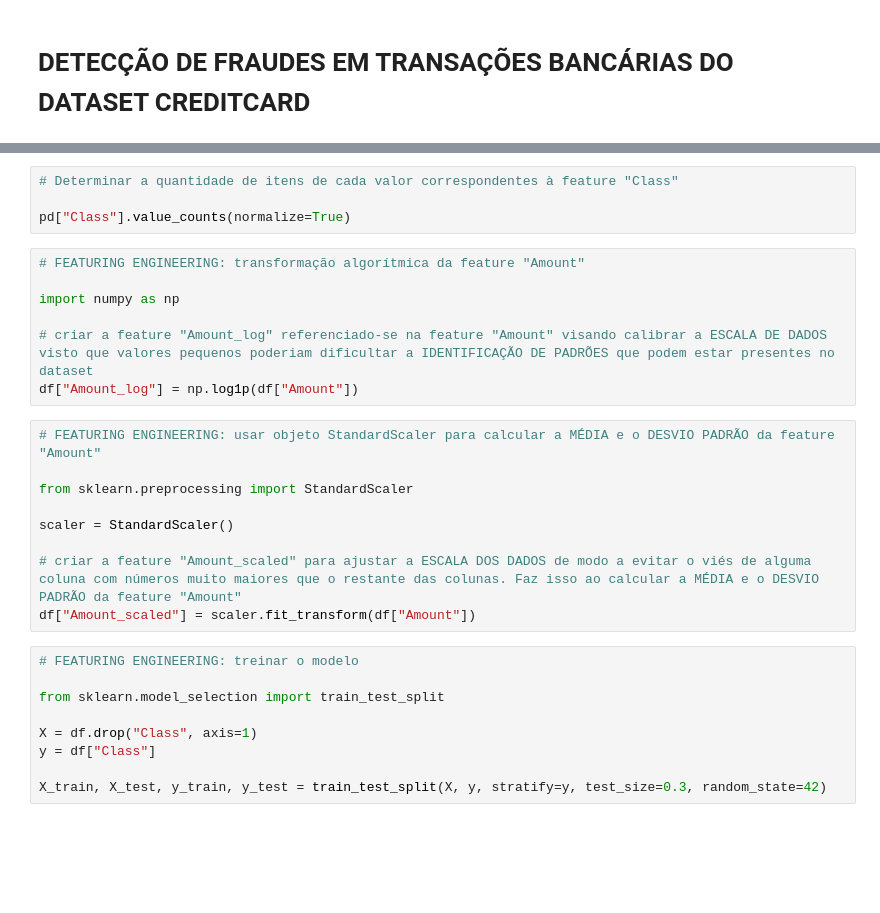
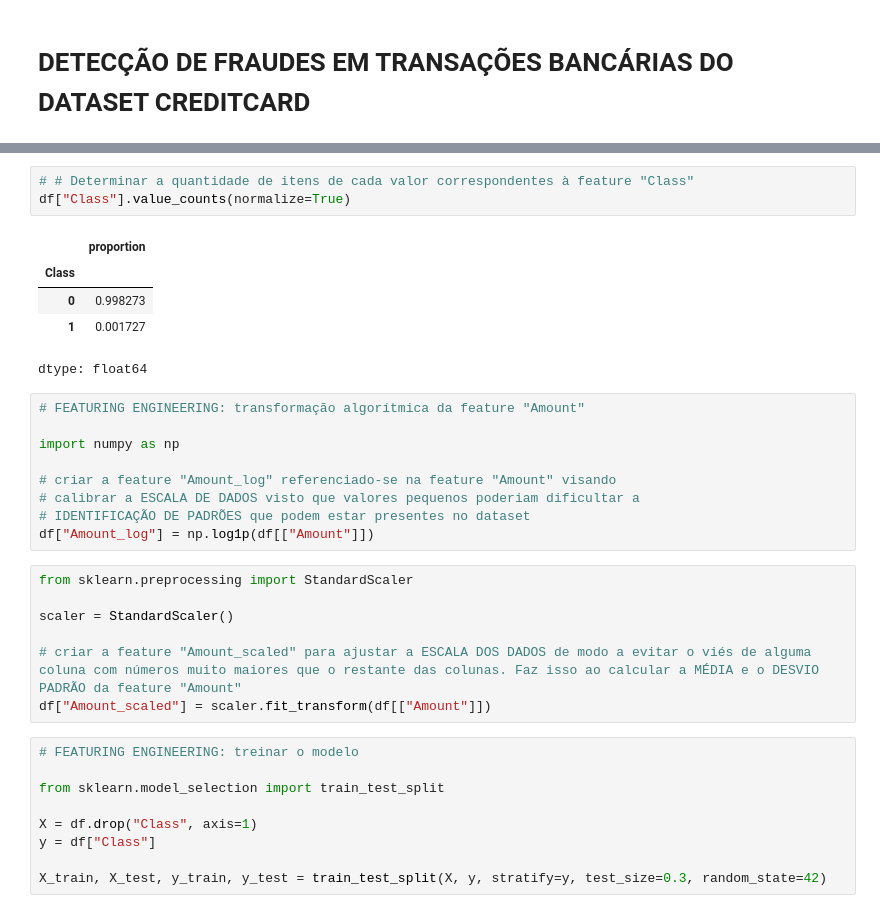
Before and after one commit to elvingup/projeto_deteccao_python_data_analytics_20260821, a Jupyter notebook: projeto_deteccao_python_data_analytics_20260821.ipynb, the cells around one changed output, grey strips where cells are left out. Saved outputs shown, nothing was run; the diff lists cells and outputs as text; blank space fills up the shorter version.

```diff
--- a/projeto_deteccao_python_data_analytics_20260821.ipynb
+++ b/projeto_deteccao_python_data_analytics_20260821.ipynb
@@ -13,23 +21,28 @@ df.head()
 # %%
-# Determinar a quantidade de itens de cada valor correspondentes à feature "Class"
-
-pd["Class"].value_counts(normalize=True)
+# # Determinar a quantidade de itens de cada valor correspondentes à feature "Class"
+df["Class"].value_counts(normalize=True)
+# %% [output]
+|  | proportion |
+| Class |  |
+| 0 | 0.998273 |
+| 1 | 0.001727 |
+dtype: float64
 # %%
 # FEATURING ENGINEERING: transformação algorítmica da feature "Amount"
 
 import numpy as np
 
-# criar a feature "Amount_log" referenciado-se na feature "Amount" visando calibrar a ESCALA DE DADOS visto que valores pequenos poderiam dificultar a IDENTIFICAÇÃO DE PADRÕES que podem estar presentes no dataset
-df["Amount_log"] = np.log1p(df["Amount"])
+# criar a feature "Amount_log" referenciado-se na feature "Amount" visando
+# calibrar a ESCALA DE DADOS visto que valores pequenos poderiam dificultar a
+# IDENTIFICAÇÃO DE PADRÕES que podem estar presentes no dataset
+df["Amount_log"] = np.log1p(df[["Amount"]])
 # %%
-# FEATURING ENGINEERING: usar objeto StandardScaler para calcular a MÉDIA e o DESVIO PADRÃO da feature "Amount"
-
 from sklearn.preprocessing import StandardScaler
 
 scaler = StandardScaler()
 
 # criar a feature "Amount_scaled" para ajustar a ESCALA DOS DADOS de modo a evitar o viés de alguma coluna com números muito maiores que o restante das colunas. Faz isso ao calcular a MÉDIA e o DESVIO PADRÃO da feature "Amount"
-df["Amount_scaled"] = scaler.fit_transform(df["Amount"])
+df["Amount_scaled"] = scaler.fit_transform(df[["Amount"]])
 # %%
 # FEATURING ENGINEERING: treinar o modelo
 
```
Also changed, not shown: parts of 17 cells of this notebook.
